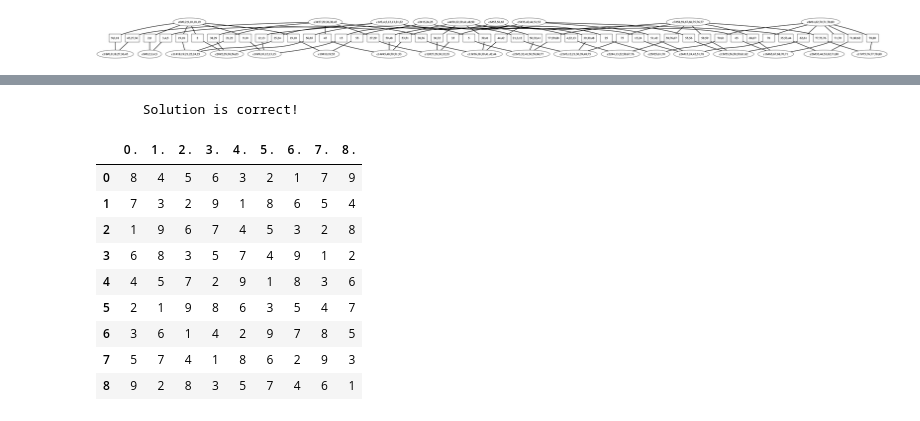
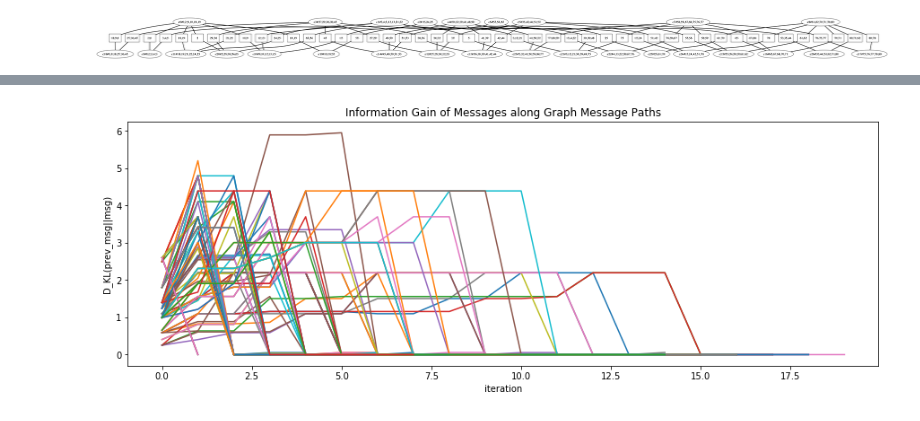
Before and after one commit to ejlouw/veroku, a Jupyter notebook: veroku/notebooks/sudoku_example.ipynb, the cells around one changed output, grey strips where cells are left out. Drawn from its saved outputs; the diff is of its cells as text; code cells hidden in the pictures.

```diff
--- a/veroku/notebooks/sudoku_example.ipynb
+++ b/veroku/notebooks/sudoku_example.ipynb
@@ -228,15 +230,4 @@ message_kld_df = sudoku_board.clustergraph.plot_message_convergence()
-# %%
-assert(np.array_equal(solution, solution_array_st))
-check_solution(solution, solution_array_st)
-# %% [output]
-      Solution is correct!
-|  | 0 . | 1 . | 2 . | 3 . | 4 . | 5 . | 6 . | 7 . | 8 . |
-| 0 | 8 | 4 | 5 | 6 | 3 | 2 | 1 | 7 | 9 |
-| 1 | 7 | 3 | 2 | 9 | 1 | 8 | 6 | 5 | 4 |
-| 2 | 1 | 9 | 6 | 7 | 4 | 5 | 3 | 2 | 8 |
-| 3 | 6 | 8 | 3 | 5 | 7 | 4 | 9 | 1 | 2 |
-| 4 | 4 | 5 | 7 | 2 | 9 | 1 | 8 | 3 | 6 |
-| 5 | 2 | 1 | 9 | 8 | 6 | 3 | 5 | 4 | 7 |
-| 6 | 3 | 6 | 1 | 4 | 2 | 9 | 7 | 8 | 5 |
-| 7 | 5 | 7 | 4 | 1 | 8 | 6 | 2 | 9 | 3 |
-| 8 | 9 | 2 | 8 | 3 | 5 | 7 | 4 | 6 | 1 |
+# %%
+sudoku_board.clustergraph.plot_next_messages_info_gain()
+# %% [output]
+[figure, added]
```
Also changed, not shown: parts of 8 cells of this notebook, 6 other files.
